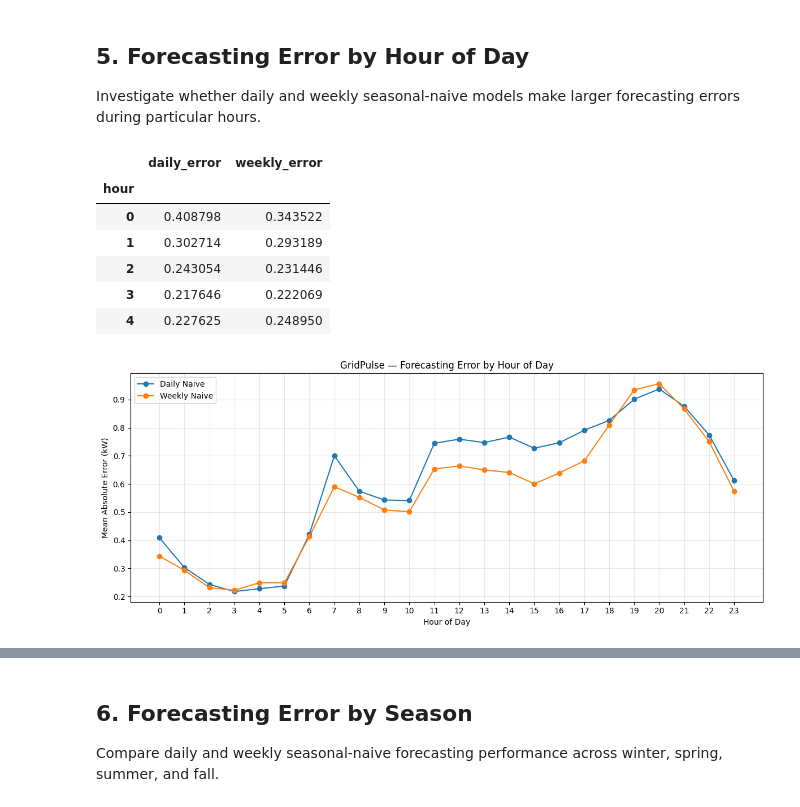
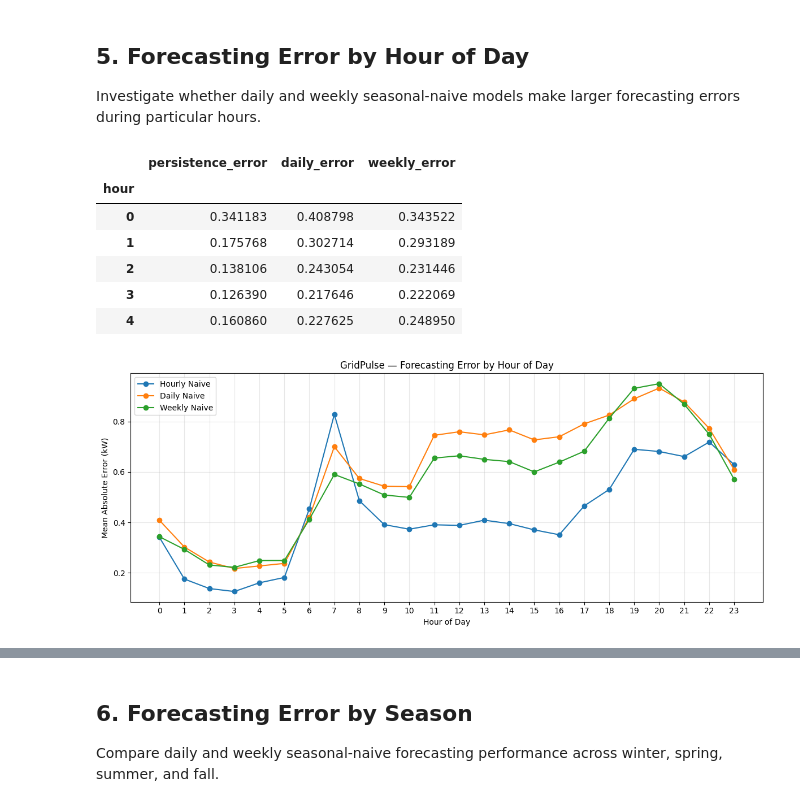
Before and after one commit to akeight/gridpulse, a Jupyter notebook: notebooks/baselines.ipynb, the cells around one changed output, grey strips where cells are left out. Cells and saved outputs as stored; diff of their text form; code cells hidden in the pictures.

```diff
--- a/notebooks/baselines.ipynb
+++ b/notebooks/baselines.ipynb
@@ -55,6 +55,7 @@ Unavailable hours: 504
 # %%
 baseline_df = pd.DataFrame({
     "actual": power,
+    "persistence": power.shift(1),
     "daily_naive": power.shift(24),
     "weekly_naive": power.shift(168),
 })
@@ -139,12 +140,12 @@ from sklearn.metrics import mean_absolute_error, mean_squared_error
 
 # Compare both baselines on the same valid timestamps
 val_clean = val.dropna(
-    subset=["actual", "daily_naive", "weekly_naive"]
+    subset=["actual", "persistence", "daily_naive", "weekly_naive"]
 )
 
 results = []
 
-for model in ["daily_naive", "weekly_naive"]:
+for model in ["persistence", "daily_naive", "weekly_naive"]:
     mae = mean_absolute_error(
         val_clean["actual"],
         val_clean[model]
@@ -238,6 +277,11 @@ hourly_errors = val_clean.copy()
 hourly_errors["hour"] = hourly_errors.index.hour
 
 # Calculate absolute forecasting errors
+
+hourly_errors["persistence_error"] = (
+    hourly_errors["actual"] - hourly_errors["persistence"]
+).abs()
+
 hourly_errors["daily_error"] = (
     hourly_errors["actual"] - hourly_errors["daily_naive"]
 ).abs()
@@ -248,43 +292,50 @@ hourly_errors["weekly_error"] = (
 
 # Average the errors for each hour
 error_by_hour = hourly_errors.groupby("hour")[
-    ["daily_error", "weekly_error"]
+    ["persistence_error", "daily_error", "weekly_error"]
 ].mean()
 
 error_by_hour.head()
 # %% [output]
-|  | daily_error | weekly_error |
-| hour |  |  |
-| 0 | 0.408798 | 0.343522 |
-| 1 | 0.302714 | 0.293189 |
-| 2 | 0.243054 | 0.231446 |
-| 3 | 0.217646 | 0.222069 |
-| 4 | 0.227625 | 0.248950 |
+|  | persistence_error | daily_error | weekly_error |
+| hour |  |  |  |
+| 0 | 0.341183 | 0.408798 | 0.343522 |
+| 1 | 0.175768 | 0.302714 | 0.293189 |
+| 2 | 0.138106 | 0.243054 | 0.231446 |
+| 3 | 0.126390 | 0.217646 | 0.222069 |
+| 4 | 0.160860 | 0.227625 | 0.248950 |
 # %%
 plt.figure(figsize=(12, 5))
+
+plt.plot(
+    error_by_hour.index,
+    error_by_hour["persistence_error"],
+    marker="o",
+    label="Hourly Naive"
+)
 
 plt.plot(
     error_by_hour.index,
     error_by_hour["daily_error"],
     marker="o",
     label="Daily Naive"
 )
 
 plt.plot(
     error_by_hour.index,
     error_by_hour["weekly_error"],
     marker="o",
     label="Weekly Naive"
 )
 
 plt.title("GridPulse — Forecasting Error by Hour of Day")
 plt.xlabel("Hour of Day")
 plt.ylabel("Mean Absolute Error (kW)")
 plt.xticks(range(24))
 plt.legend()
 plt.grid(alpha=0.3)
 plt.tight_layout()
 plt.show()
 # %% [output]
-[figure, old version]
+[figure, new version]
 # %% [markdown]
```
Also changed, not shown: parts of 21 cells of this notebook, 1 other file.
